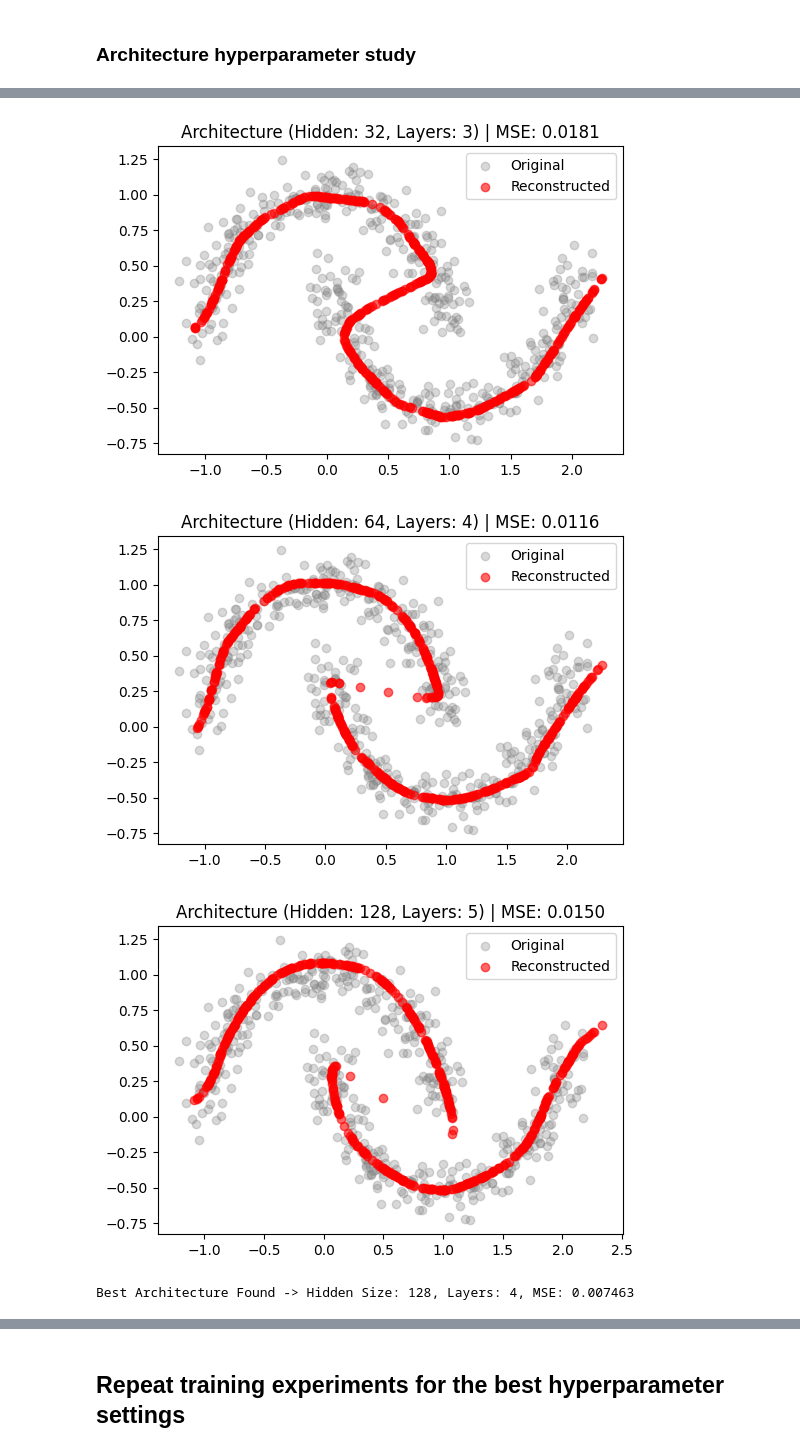
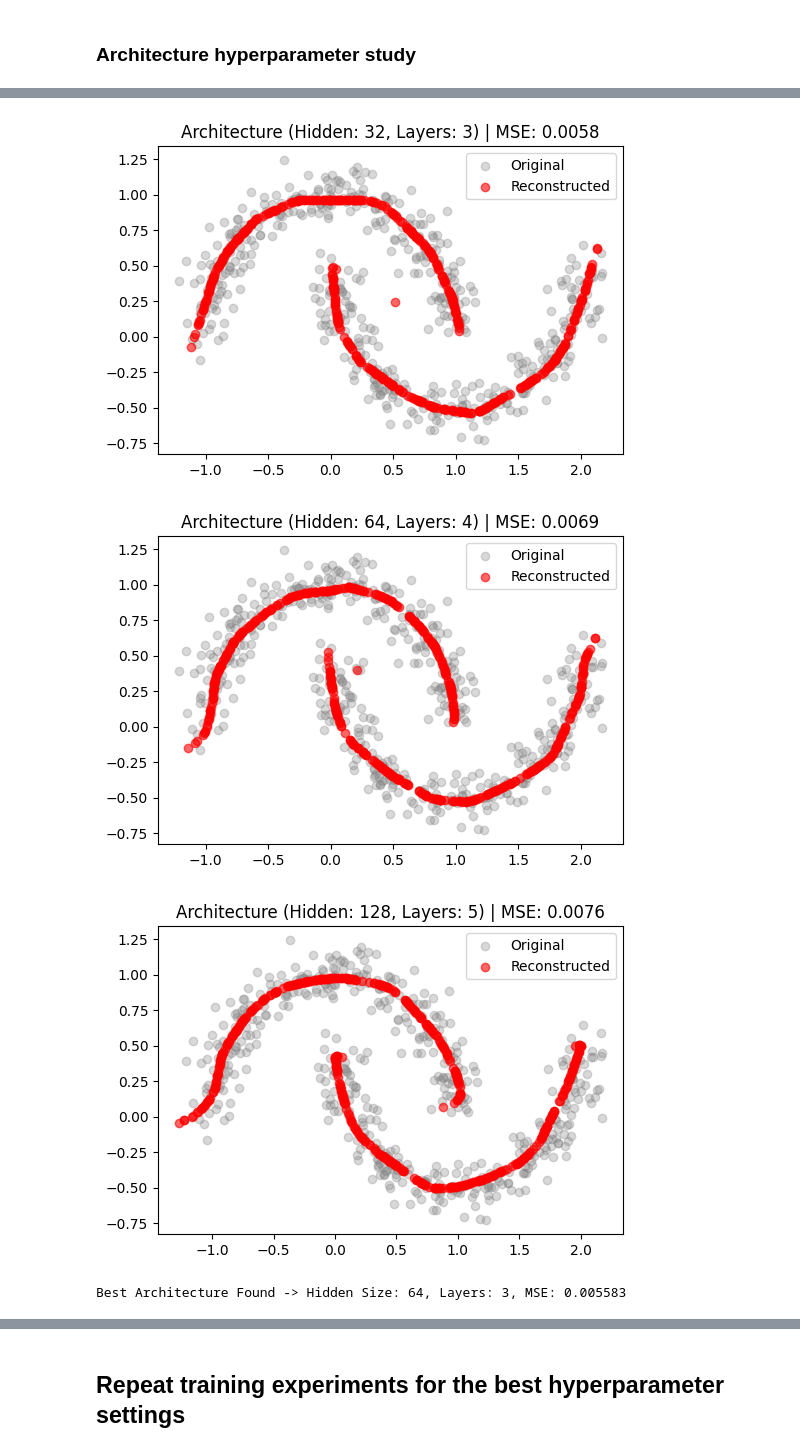
Before and after one commit to binyamolango/GNN, a Jupyter notebook: autoencoders.ipynb, the cells around one changed output, grey strips where cells are left out. Cells and saved outputs as stored; diff of their text form; code cells hidden in the pictures.

```diff
--- a/autoencoders.ipynb
+++ b/autoencoders.ipynb
@@ -103,7 +157,7 @@ subset_to_plot = [(8, 1), (16, 2), (32, 3), (64, 4), (128, 5)]
 
 for hs in [8, 16, 32, 64, 128]:
     for l in [1, 2, 3, 4, 5]:
-        recon_np, test_loss = evaluate_model(hs, l, X_train_01, X_test_01)
+        recon_np, test_loss = evaluate_model(hs, l, X_train_01, X_test_01, batch_size=16, epochs=80)
         arch_results[(hs, l)] = test_loss
 
         # Plot only if the current combination is in the targeted subset
@@ -125,7 +179,7 @@ print(f"Best Architecture Found -> Hidden Size: {best_hs}, Layers: {best_l}, MSE
-[figure, old version]
+[figure, new version]
-[figure, old version]
+[figure, new version]
-[figure, old version]
+[figure, new version]
-Best Architecture Found -> Hidden Size: 128, Layers: 4, MSE: 0.007463
+Best Architecture Found -> Hidden Size: 64, Layers: 3, MSE: 0.005583
 # %%
 # Create labels for the x-axis by combining hidden_size and layers
 hp_labels = [f"H:{hs}, L:{l}" for (hs, l) in arch_results.keys()]
```
Also changed, not shown: parts of 23 cells of this notebook.
